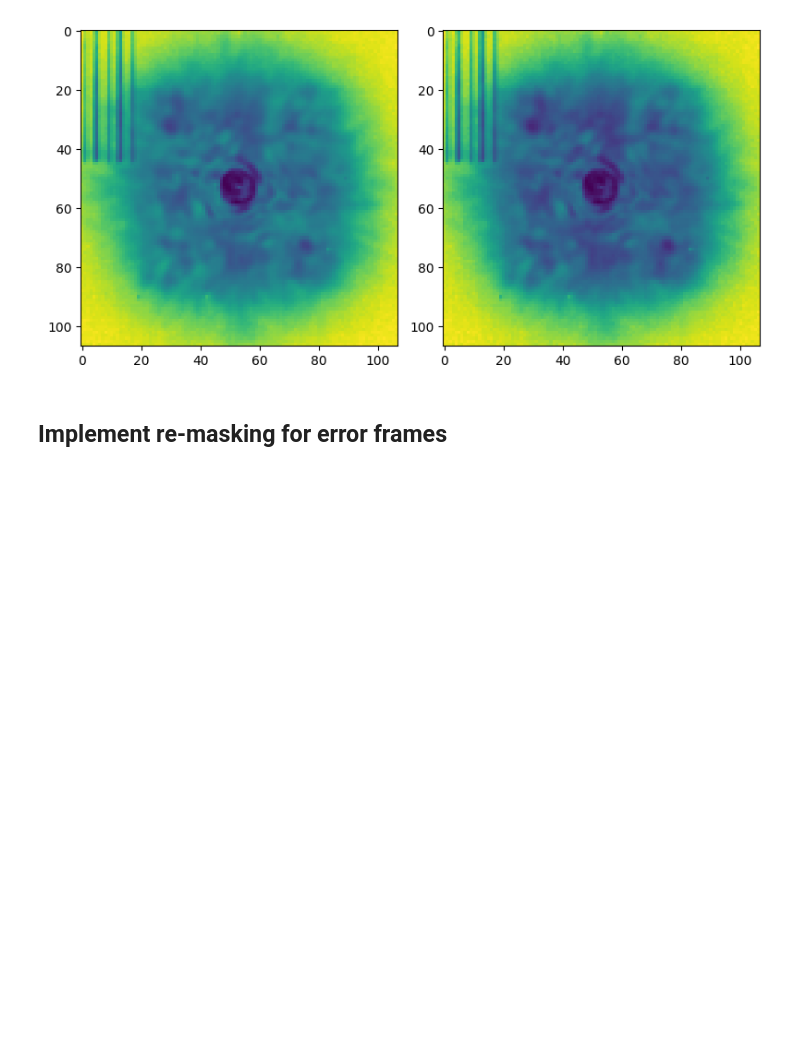
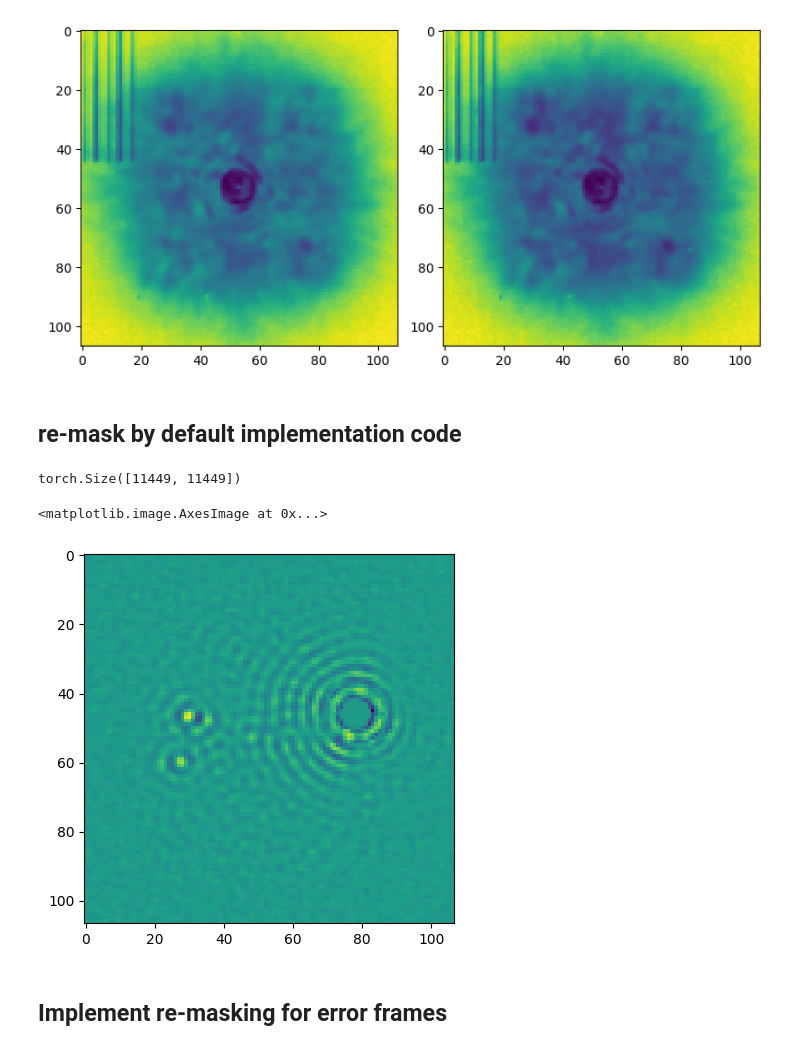
Before and after one commit to markusbonse/fours, a Jupyter notebook: notebooks/implementation/02_implement_residual_creation.ipynb, the cells around one changed output. Saved outputs shown, nothing was run; the diff lists cells and outputs as text; code cells hidden in the pictures; blank space fills up the shorter version.

```diff
--- a/notebooks/implementation/02_implement_residual_creation.ipynb
+++ b/notebooks/implementation/02_implement_residual_creation.ipynb
@@ -161,6 +161,21 @@ ax2.imshow(median_error_frame)
 plt.tight_layout()
 # %% [output]
 [figure]
+# %% [markdown]
+## re-mask by default implementation code
+# %%
+s4_ridge.betas.shape
+# %% [output]
+torch.Size([11449, 11449])
+# %%
+local_mask = torch.Tensor(s4_ridge.right_reason_mask).view(s4_ridge.right_reason_mask.shape[0], -1)
+# %%
+s4_ridge.betas = s4_ridge.betas * local_mask
+# %%
+plt.imshow(s4_ridge.betas[5000].reshape(107, 107))
+# %% [output]
+<matplotlib.image.AxesImage at 0x...>
+[figure, added]
 # %% [markdown]
 ## Implement re-masking for error frames
 # %%
```
Also changed, not shown: parts of 1 cell of this notebook, 4 other files.
